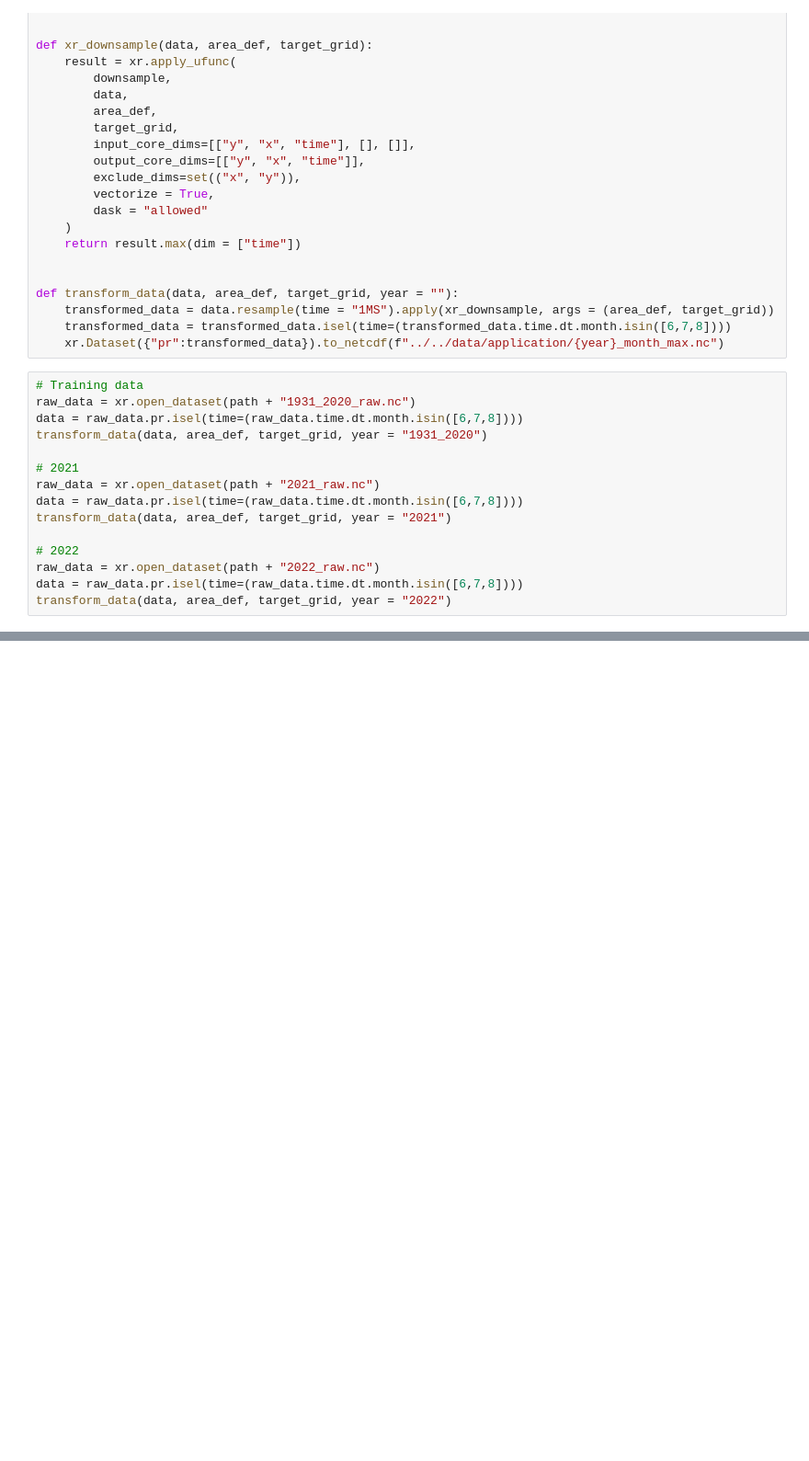
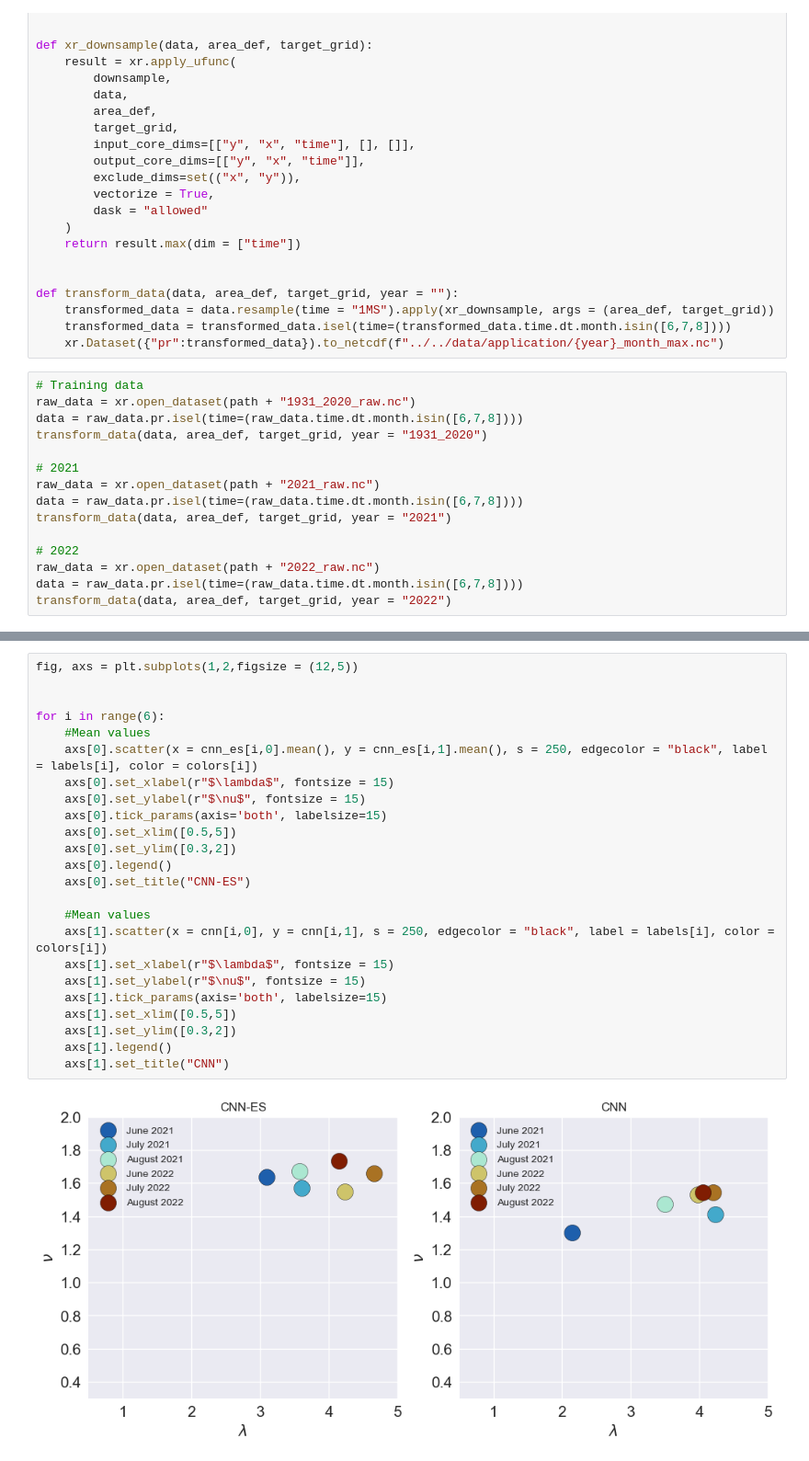
Before and after one commit to cbuelt/thesis, a Jupyter notebook: application/data_prep.ipynb, the cells around one changed output, grey strips where cells are left out. Shown at 92% size. Saved outputs shown, nothing was run; the diff lists cells and outputs as text; blank space fills up the shorter version.

```diff
--- a/application/data_prep.ipynb
+++ b/application/data_prep.ipynb
@@ -68,0 +206,26 @@ transform_data(data, area_def, target_grid, year = "2022")
+# %%
+fig, axs = plt.subplots(1,2,figsize = (12,5))
+
+
+for i in range(6):
+    #Mean values
+    axs[0].scatter(x = cnn_es[i,0].mean(), y = cnn_es[i,1].mean(), s = 250, edgecolor = "black", label = labels[i], color = colors[i])
+    axs[0].set_xlabel(r"$\lambda$", fontsize = 15)
+    axs[0].set_ylabel(r"$\nu$", fontsize = 15)
+    axs[0].tick_params(axis='both', labelsize=15)
+    axs[0].set_xlim([0.5,5])
+    axs[0].set_ylim([0.3,2])
+    axs[0].legend()
+    axs[0].set_title("CNN-ES")
+
+    #Mean values
+    axs[1].scatter(x = cnn[i,0], y = cnn[i,1], s = 250, edgecolor = "black", label = labels[i], color = colors[i])
+    axs[1].set_xlabel(r"$\lambda$", fontsize = 15)
+    axs[1].set_ylabel(r"$\nu$", fontsize = 15)
+    axs[1].tick_params(axis='both', labelsize=15)
+    axs[1].set_xlim([0.5,5])
+    axs[1].set_ylim([0.3,2])
+    axs[1].legend()
+    axs[1].set_title("CNN")
+# %% [output]
+[figure, added]
```
Also changed, not shown: parts of 19 cells of this notebook, 7 other files.
